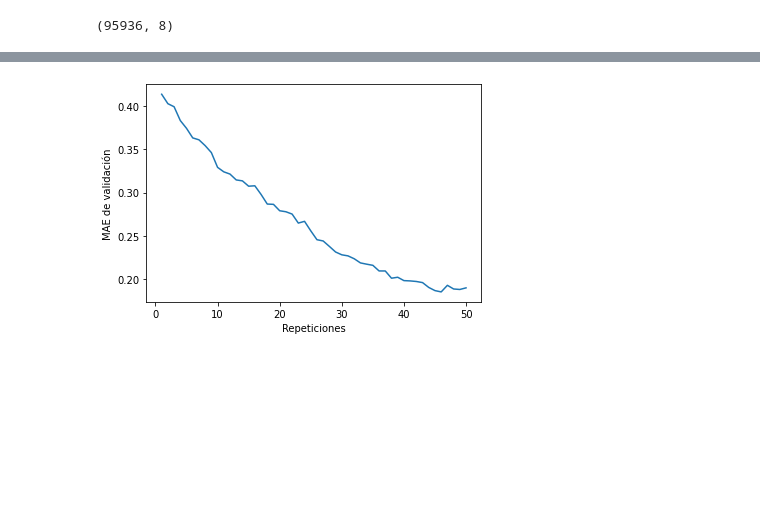
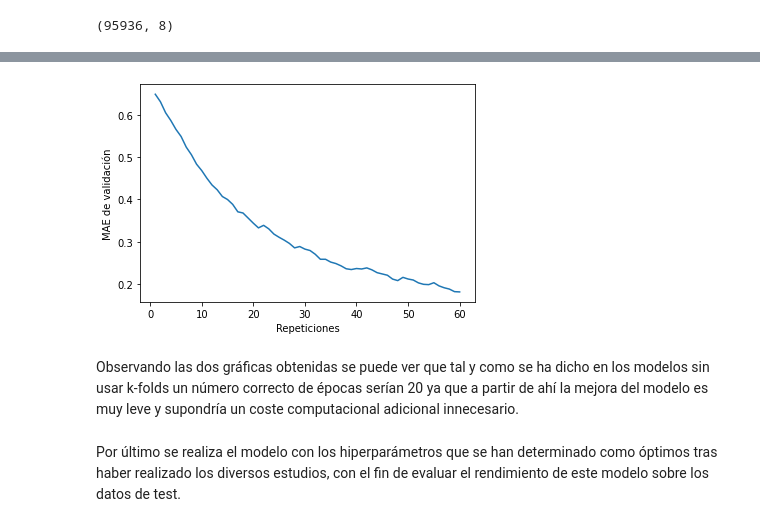
Before and after one commit to AlvaroGarcia-Cid/PROYECTO_FINAL, a Jupyter notebook: PROYECTO_FINAL.ipynb, the cells around one changed output, grey strips where cells are left out. Drawn from its saved outputs; the diff is of its cells as text; code cells hidden in the pictures; blank space fills up the shorter version.

```diff
--- a/PROYECTO_FINAL.ipynb
+++ b/PROYECTO_FINAL.ipynb
@@ -478,25 +542,19 @@ num_epochs = 60
 all_mae_histories = []
 for i in range(k):
     print('processing fold #', i)
-    # Preparamos la validación de los datos: datos de la partición # k
     print("Uso para validar el siguiente rango de datos de entrenamiento -> [",(i * num_val_samples),":",((i + 1) * num_val_samples),"]")
-    val_data = partial_train_datos[i * num_val_samples: (i + 1) * num_val_samples]
-    val_targets = partial_train_labels[i * num_val_samples: (i + 1) * num_val_samples]
-
-    # Preparamos los datos de entrenamiento: Datos de todas la demás particiones
-    print("Uso para entrenar el siguiente rango de datos de entrenamiento -> [0:",(i * num_val_samples),"]U[",(i + 1) * num_val_samples,":",len(partial_train_datos),"]")
+    val_data = train_datos[i * num_val_samples: (i + 1) * num_val_samples]
+    val_targets = train_labels[i * num_val_samples: (i + 1) * num_val_samples]
+    print("Uso para entrenar el siguiente rango de datos de entrenamiento -> [0:",(i * num_val_samples),"]U[",(i + 1) * num_val_samples,":",len(train_datos),"]")
     partial_train_data = np.concatenate(
-        [partial_train_datos[:i * num_val_samples],
-         partial_train_datos[(i + 1) * num_val_samples:]],
+        [train_datos[:i * num_val_samples],
+         train_datos[(i + 1) * num_val_samples:]],
         axis=0)
     partial_train_targets = np.concatenate(
-        [partial_train_labels[:i * num_val_samples],
-         partial_train_labels[(i + 1) * num_val_samples:]],
+        [train_labels[:i * num_val_samples],
+         train_labels[(i + 1) * num_val_samples:]],
         axis=0)
-
-    # Construcción del modelo Keras (ya compilado)
     model = build_model()
-    # Entrenando el modelo (en modo silencioso, verbose=0)
     history = model.fit(partial_train_data, partial_train_targets,
                         validation_data=(val_data, val_targets),
                         epochs=num_epochs, batch_size=128, verbose=0)
@@ -530,22 +590,26 @@ plt.show()
 # %%
 def smooth_curve(points, factor=0.9):
   smoothed_points = []
   for point in points:
     if smoothed_points:
       previous = smoothed_points[-1]
       smoothed_points.append(previous * factor + point * (1 - factor))
     else:
       smoothed_points.append(point)
   return smoothed_points
 
-smooth_mae_history = smooth_curve(average_mae_history[10:])
+smooth_mae_history = smooth_curve(average_mae_history[0:])
 
 plt.plot(range(1, len(smooth_mae_history) + 1), smooth_mae_history)
 plt.xlabel('Repeticiones')
 plt.ylabel('MAE de validación')
 plt.show()
 # %% [output]
-[figure, old version]
+[figure, new version]
+# %% [markdown]
+Observando las dos gráficas obtenidas se puede ver que tal y como se ha dicho en los modelos sin usar k-folds un número correcto de épocas serían 20 ya que a partir de ahí la mejora del modelo es muy leve y supondría un coste computacional adicional innecesario.
+# %% [markdown]
+Por último se realiza el modelo con los hiperparámetros que se han determinado como óptimos tras haber realizado los diversos estudios, con el fin de evaluar el rendimiento de este modelo sobre los datos de test.
 # %%
 # Obtenemos un modelo compilado nuevo
 model = build_model()
```
Also changed, not shown: parts of 63 cells of this notebook.
